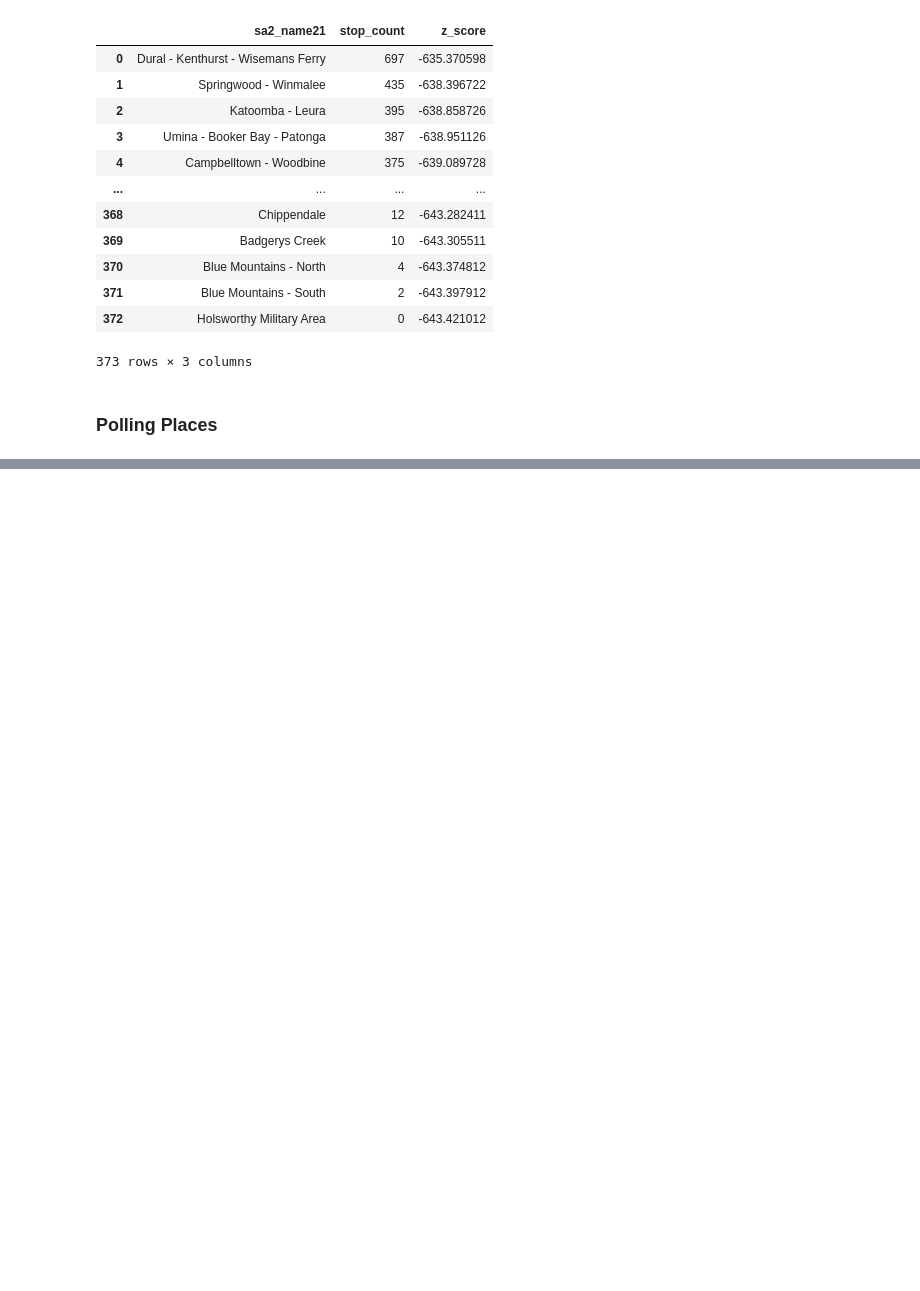
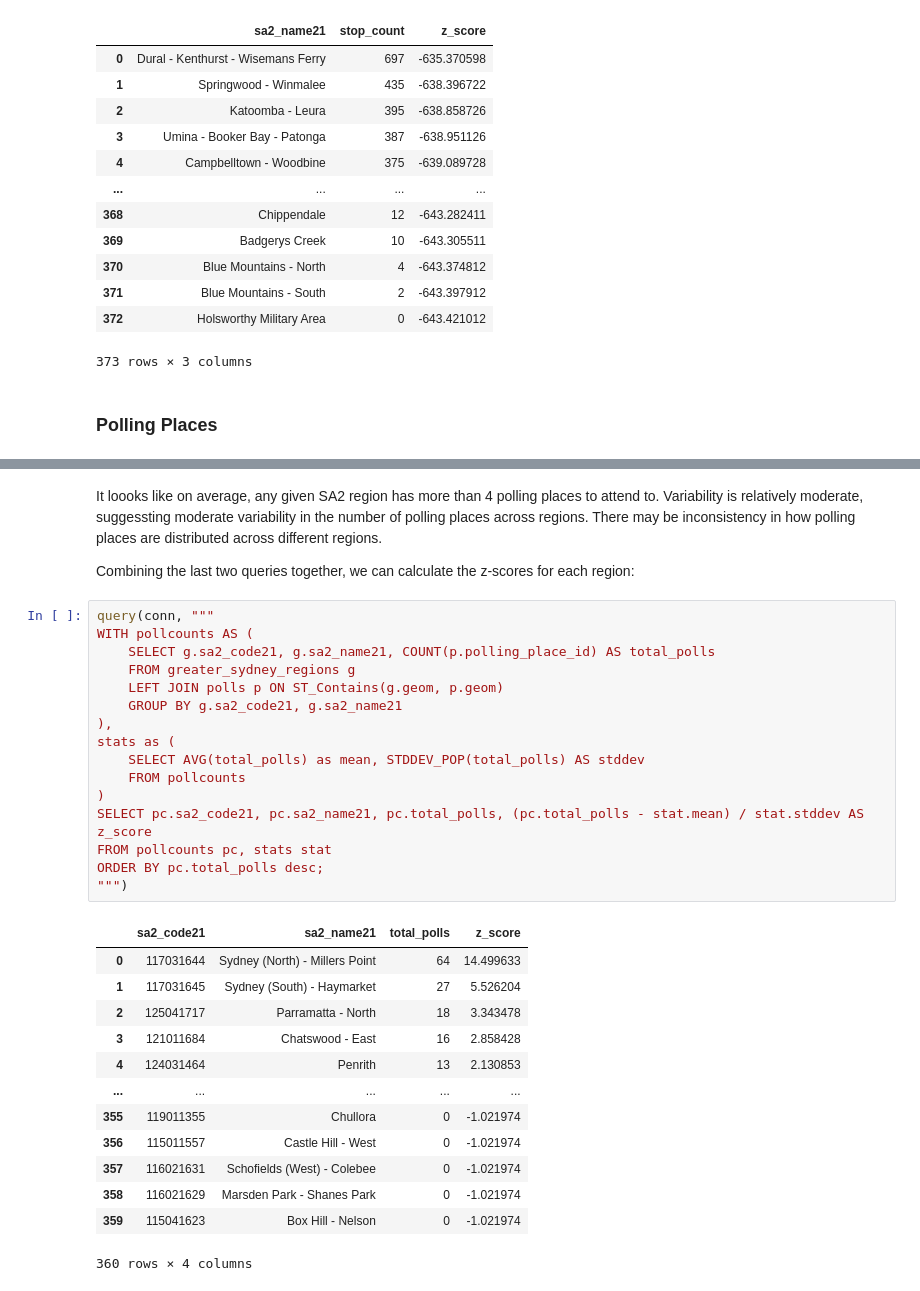
Before and after one commit to infernocadet/greater-sydney-analysis, a Jupyter notebook: Greater Sydney Analysis.ipynb, the cells around one changed output, grey strips where cells are left out. Cells and saved outputs as stored; diff of their text form; blank space fills up the shorter version.

```diff
--- a/Greater Sydney Analysis.ipynb
+++ b/Greater Sydney Analysis.ipynb
@@ -2165,0 +2213,34 @@ So basically, we want to count how many of these polling places reside in a geog
+# %% [markdown]
+It loooks like on average, any given SA2 region has more than 4 polling places to attend to. Variability is relatively moderate, suggessting moderate variability in the number of polling places across regions. There may be inconsistency in how polling places are distributed across different regions.
+
+Combining the last two queries together, we can calculate the z-scores for each region:
+# %%
+query(conn, """
+WITH pollcounts AS (
+    SELECT g.sa2_code21, g.sa2_name21, COUNT(p.polling_place_id) AS total_polls
+    FROM greater_sydney_regions g
+    LEFT JOIN polls p ON ST_Contains(g.geom, p.geom)
+    GROUP BY g.sa2_code21, g.sa2_name21
+),
+stats as (
+    SELECT AVG(total_polls) as mean, STDDEV_POP(total_polls) AS stddev
+    FROM pollcounts
+)
+SELECT pc.sa2_code21, pc.sa2_name21, pc.total_polls, (pc.total_polls - stat.mean) / stat.stddev AS z_score
+FROM pollcounts pc, stats stat
+ORDER BY pc.total_polls desc;
+""")
+# %% [output]
+|  | sa2_code21 | sa2_name21 | total_polls | z_score |
+| 0 | 117031644 | Sydney (North) - Millers Point | 64 | 14.499633 |
+| 1 | 117031645 | Sydney (South) - Haymarket | 27 | 5.526204 |
+| 2 | 125041717 | Parramatta - North | 18 | 3.343478 |
+| 3 | 121011684 | Chatswood - East | 16 | 2.858428 |
+| 4 | 124031464 | Penrith | 13 | 2.130853 |
+| ... | ... | ... | ... | ... |
+| 355 | 119011355 | Chullora | 0 | -1.021974 |
+| 356 | 115011557 | Castle Hill - West | 0 | -1.021974 |
+| 357 | 116021631 | Schofields (West) - Colebee | 0 | -1.021974 |
+| 358 | 116021629 | Marsden Park - Shanes Park | 0 | -1.021974 |
+| 359 | 115041623 | Box Hill - Nelson | 0 | -1.021974 |
+360 rows × 4 columns
```
Also changed, not shown: parts of 26 cells of this notebook.
